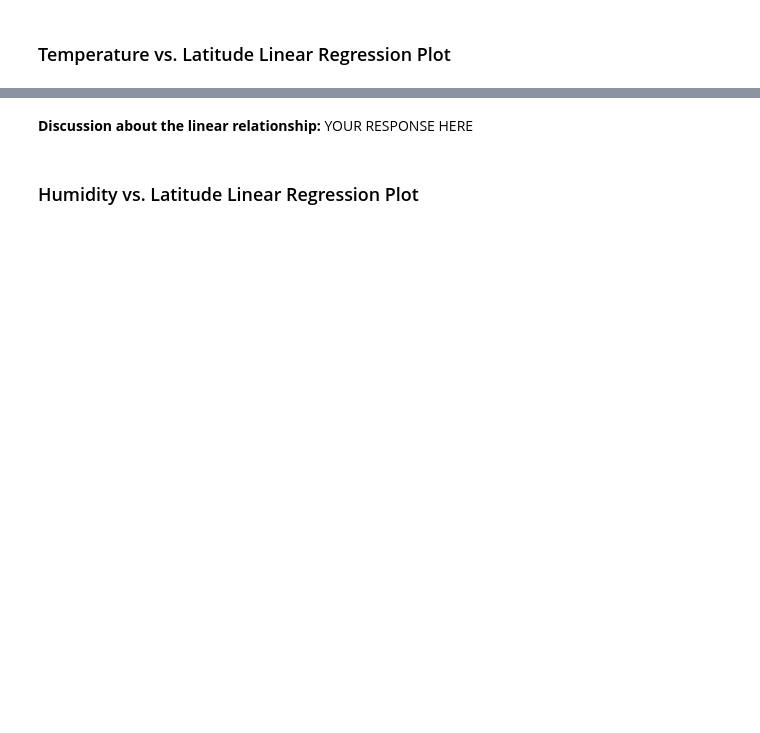
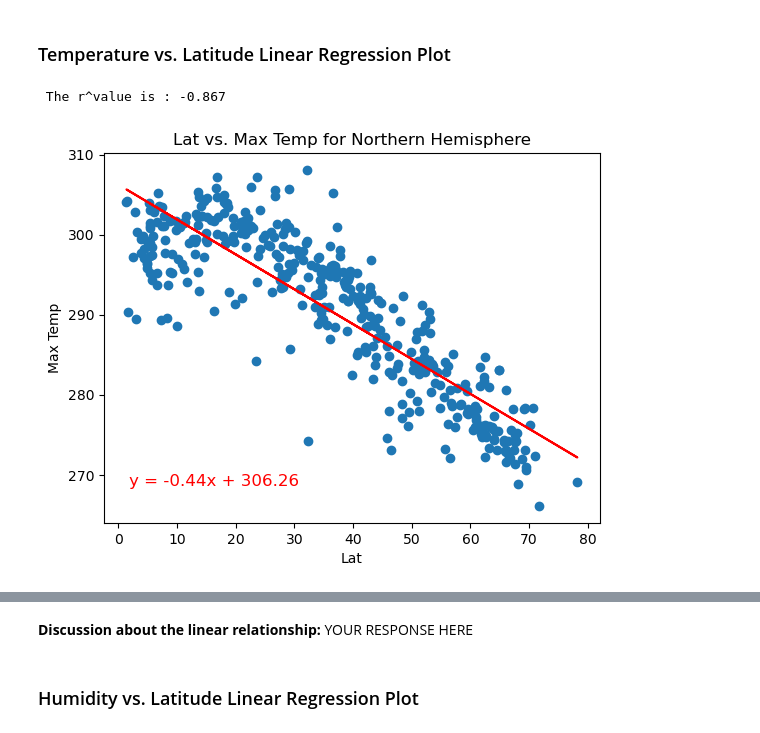
Before and after one commit to nazimben25/Plan_vacations_with_Weather_data_Flask-API, a Jupyter notebook: WeatherPymywork.ipynb, the cells around one changed output, grey strips where cells are left out. Drawn from its saved outputs; the diff is of its cells as text; code cells hidden in the pictures; blank space fills up the shorter version.

```diff
--- a/WeatherPymywork.ipynb
+++ b/WeatherPymywork.ipynb
@@ -356,6 +397,6 @@ plt.show()
 # %%
 # Create a DataFrame with the Northern Hemisphere data (Latitude >= 0)
-# YOUR CODE HERE
+northern_hemi_df = city_data_df[city_data_df['Lat']>0]
 
 # Display sample data
 northern_hemi_df.head()
@@ -369,6 +426,9 @@ southern_hemi_df.head()
 ###  Temperature vs. Latitude Linear Regression Plot
 # %%
 # Linear regression on Northern Hemisphere
-# YOUR CODE HERE
+regression_plot(northern_hemi_df,'Lat','Max Temp')
+# %% [output]
+ The r^value is : -0.867
+[figure, added]
 # %%
 # Linear regression on Southern Hemisphere
```
Also changed, not shown: parts of 27 cells of this notebook.
